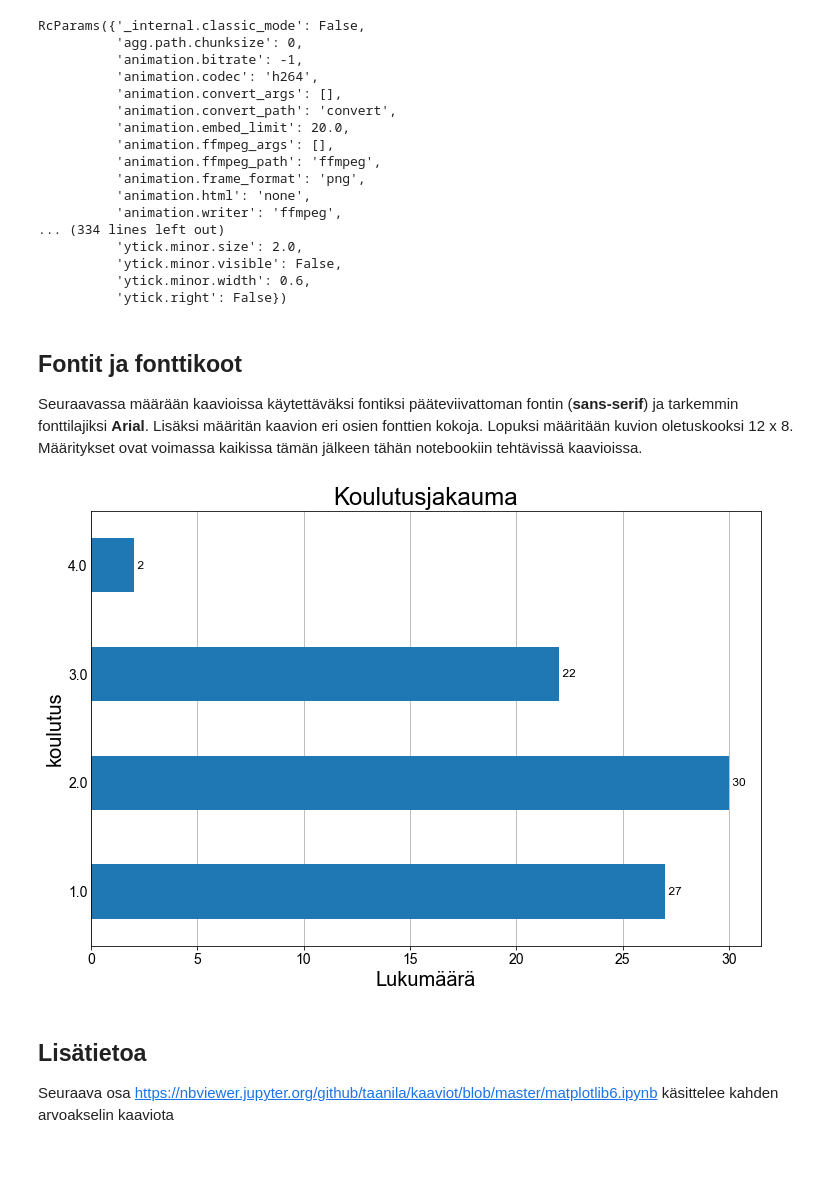
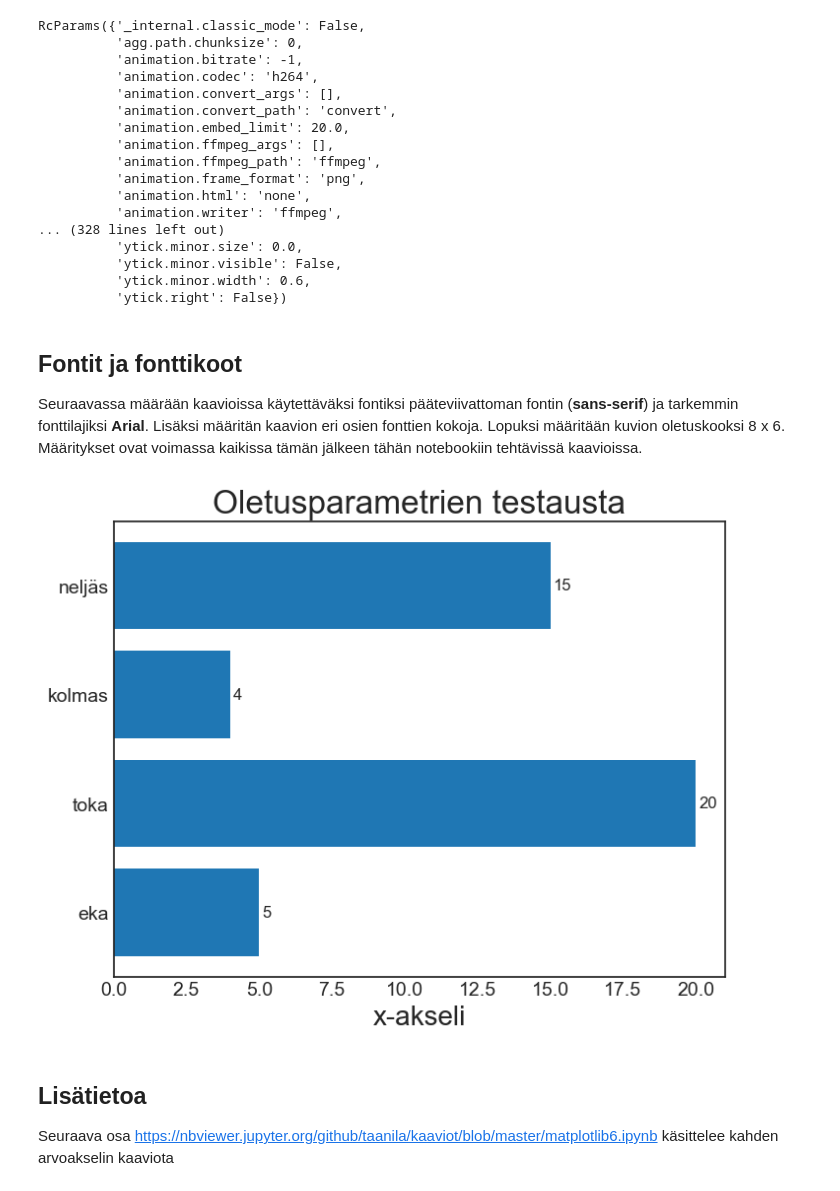
Before and after one commit to taanila/kaaviot, a Jupyter notebook: matplotlib5.ipynb, the cells around one changed output. Cells and saved outputs as stored; diff of their text form; code cells hidden in the pictures; blank space fills up the shorter version.

```diff
--- a/matplotlib5.ipynb
+++ b/matplotlib5.ipynb
@@ -21,6 +21,7 @@ Matplotlib-grafiikassa lukuisilla parametreilla on oletusarvot, joita voi muutta
 # %%
 import pandas as pd
 import matplotlib.pyplot as plt
+plt.style.use('seaborn-white')
 from matplotlib import rcParams
 
 rcParams
@@ -37,15 +38,15 @@ RcParams({'_internal.classic_mode': False,
           'animation.frame_format': 'png',
           'animation.html': 'none',
           'animation.writer': 'ffmpeg',
-... (334 lines left out)
-          'ytick.minor.size': 2.0,
+... (328 lines left out)
+          'ytick.minor.size': 0.0,
           'ytick.minor.visible': False,
           'ytick.minor.width': 0.6,
           'ytick.right': False})
 # %% [markdown]
-<h2>Fontit ja fonttikoot</h2>
+## Fontit ja fonttikoot
 
-Seuraavassa määrään kaavioissa käytettäväksi fontiksi pääteviivattoman fontin (<b>sans-serif</b>) ja tarkemmin fonttilajiksi <b>Arial</b>. Lisäksi määritän kaavion eri osien fonttien kokoja. Lopuksi määritään kuvion oletuskooksi 12 x 8. Määritykset ovat voimassa kaikissa tämän jälkeen tähän notebookiin tehtävissä kaavioissa.
+Seuraavassa määrään kaavioissa käytettäväksi fontiksi pääteviivattoman fontin (**sans-serif**) ja tarkemmin fonttilajiksi **Arial**. Lisäksi määritän kaavion eri osien fonttien kokoja. Lopuksi määritään kuvion oletuskooksi 8 x 6. Määritykset ovat voimassa kaikissa tämän jälkeen tähän notebookiin tehtävissä kaavioissa.
 # %%
 rcParams['font.family'] = 'sans-serif'
 rcParams['font.sans-serif'] = ['Arial']
@@ -54,29 +55,19 @@ rcParams['axes.titlesize'] = 24
 rcParams['axes.labelsize'] = 20
 rcParams['xtick.labelsize'] = 14
 rcParams['ytick.labelsize'] = 14
-rcParams['legend.fontsize'] = 14
-rcParams['figure.figsize'] = [12, 8]
+rcParams['figure.figsize'] = [8, 6]
-# %%
-df = pd.read_excel('https://taanila.fi/data1.xlsx')
-
-df1 = pd.crosstab(df['koulutus'], 'Lkm')
-
-df1.plot.barh(legend = False, zorder = 2)
-
-plt.title('Koulutusjakauma')
-plt.xlabel('Lukumäärä')
-
-plt.grid(axis = 'x')
-plt.tick_params(axis = 'y', length = 0)
-
-for bar in plt.gca().patches:
-    x = bar.get_width()
-    y = bar.get_y() + bar.get_height() / 2
-    label = '{:.0f}'.format(x)
-    plt.text(x = x, y = y, s = ' ' + label, va = 'center')
-# %% [output]
-[figure, removed]
+# %%
+fig, ax = plt.subplots()
+ax.barh(['eka', 'toka', 'kolmas', 'neljäs'], [5, 20, 4, 15])
+
+plt.title('Oletusparametrien testausta')
+plt.xlabel('x-akseli')
+
+for container in ax.containers:
+    ax.bar_label(container, padding=2)
+# %% [output]
+[figure, added]
 # %% [markdown]
-<h2>Lisätietoa</h2>
+## Lisätietoa
 
 Seuraava osa https://nbviewer.jupyter.org/github/taanila/kaaviot/blob/master/matplotlib6.ipynb käsittelee kahden arvoakselin kaaviota
```
Also changed, not shown: parts of 2 cells of this notebook.
